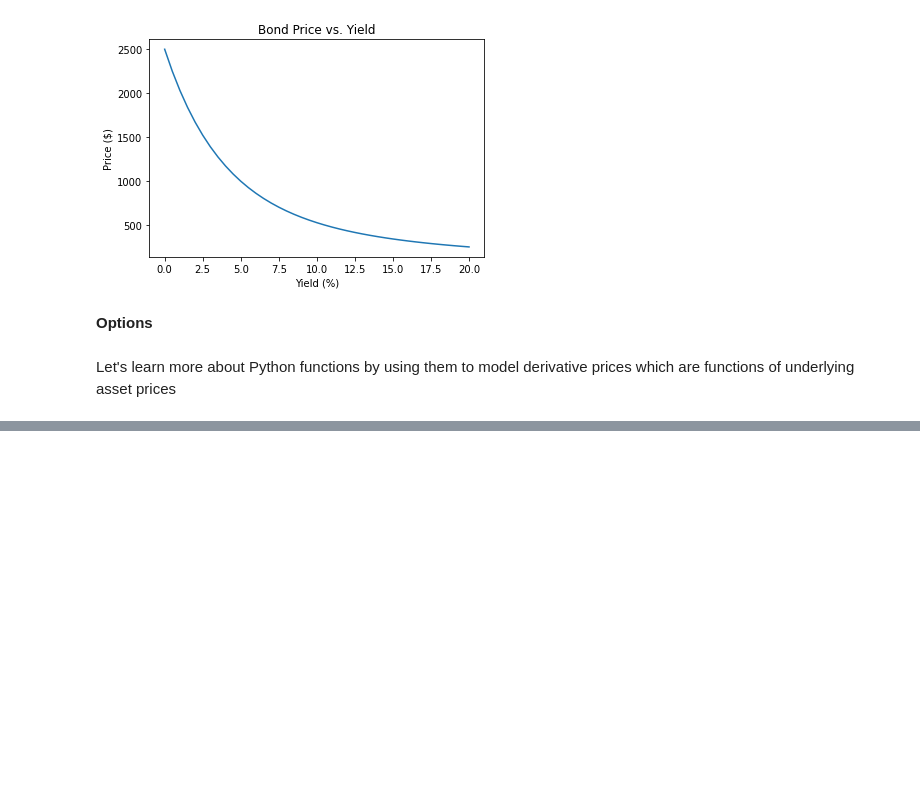
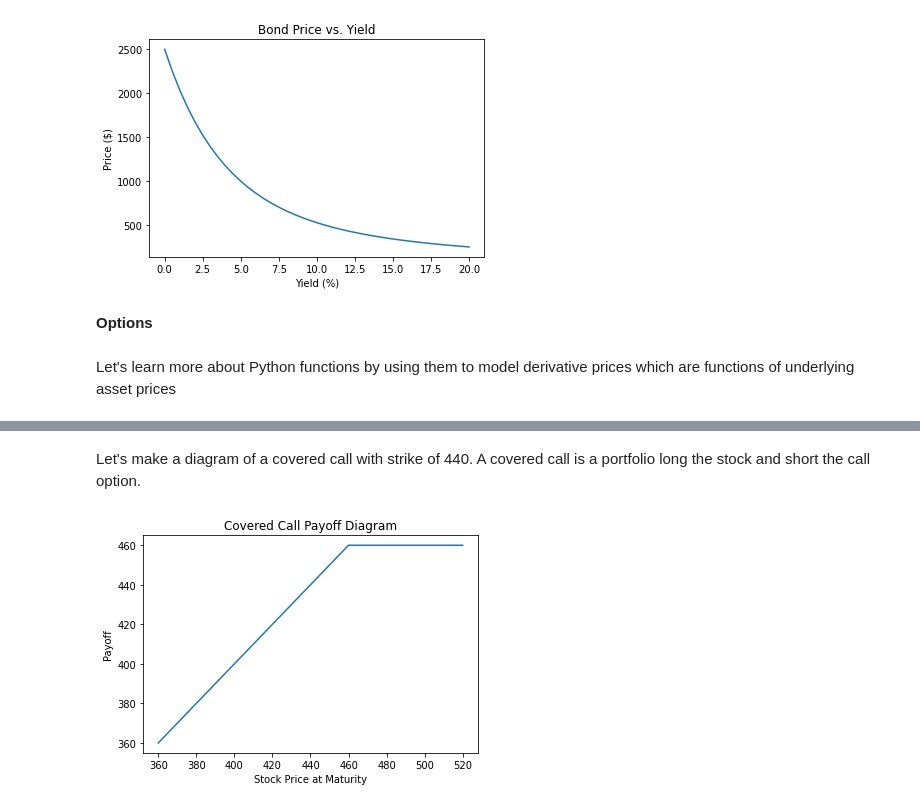
Before and after one commit to thefinancetutor/python-tutorial-colab, a Jupyter notebook: Lecture_01.ipynb, the cells around one changed output, grey strips where cells are left out. Saved outputs shown, nothing was run; the diff lists cells and outputs as text; code cells hidden in the pictures; blank space fills up the shorter version.

```diff
--- a/Lecture_01.ipynb
+++ b/Lecture_01.ipynb
@@ -167,0 +191,10 @@ Let's learn more about Python functions by using them to model derivative prices
+# %% [markdown]
+Let's make a diagram of a covered call with strike of 440. A covered call is a portfolio long the stock and short the call option.
+# %%
+plt.plot(S, S - call_payoff(S,K3))
+plt.title('Covered Call Payoff Diagram')
+plt.xlabel('Stock Price at Maturity')
+plt.ylabel('Payoff')
+plt.show()
+# %% [output]
+[figure, added]
```
Also changed, not shown: parts of 13 cells of this notebook.
